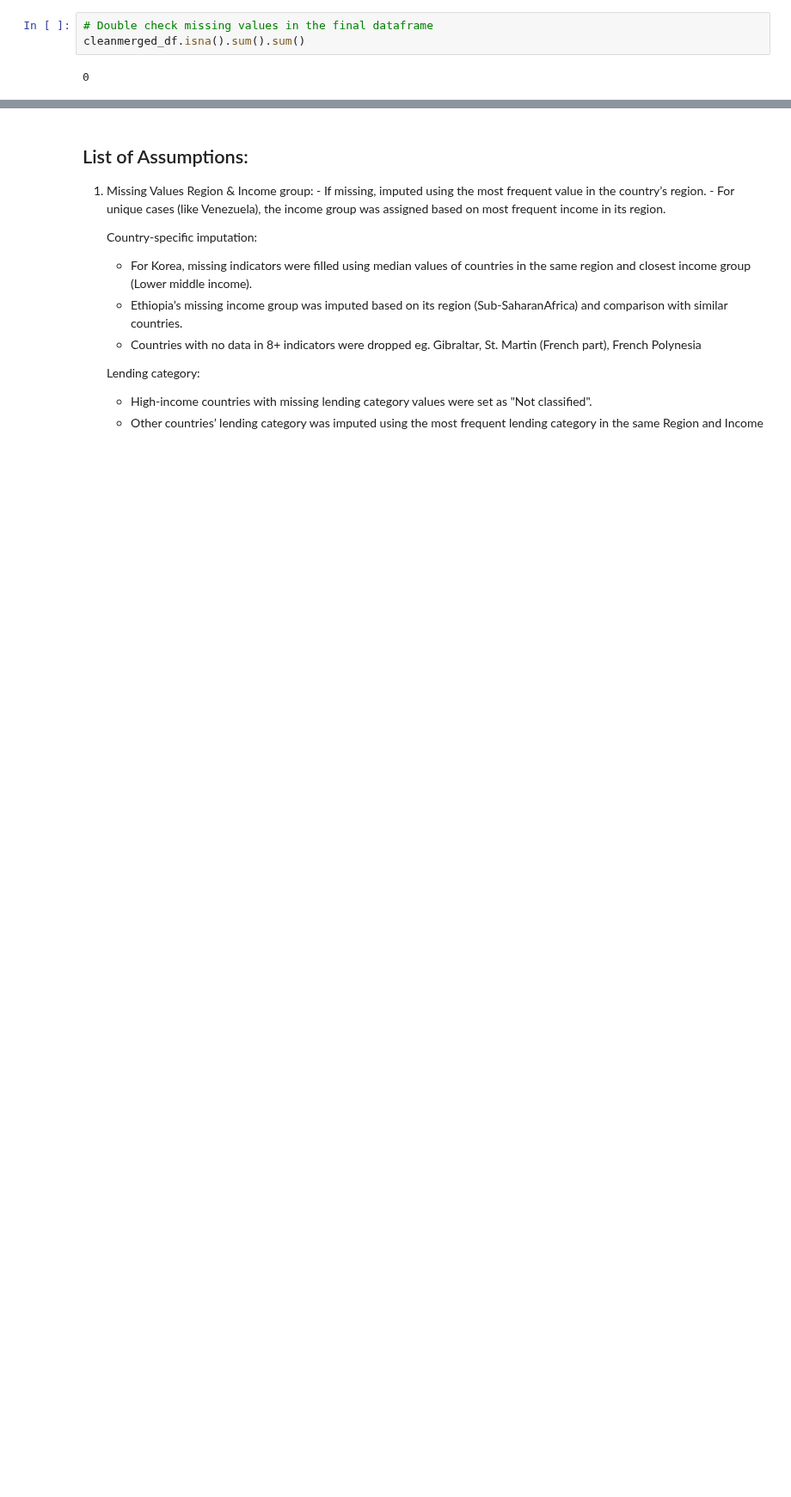
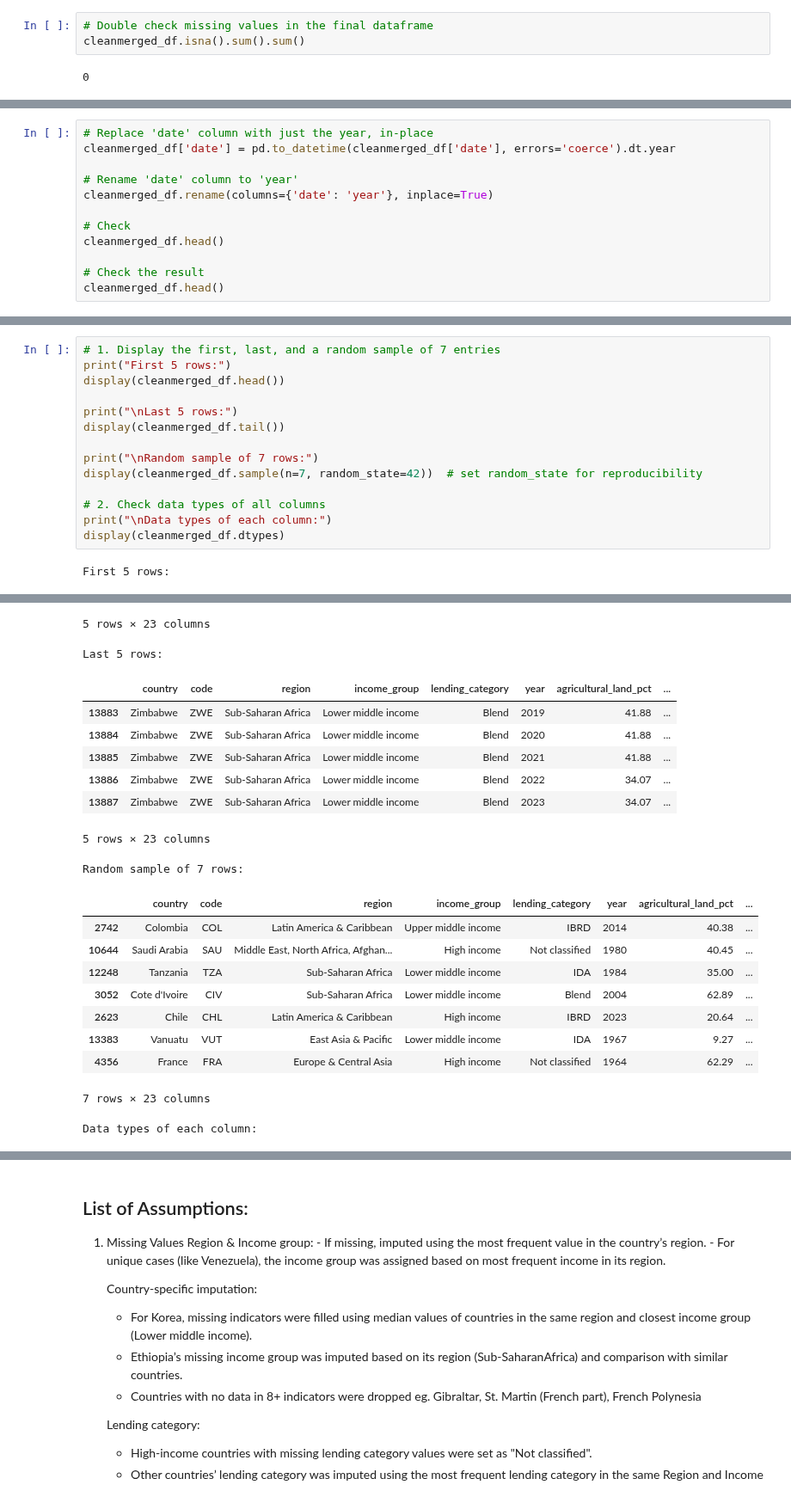
Before and after one commit to StefanFSmid/ASDA_2025_Group_3_Porfolio, a Jupyter notebook: notebooks/week_05_group_3_notebook.ipynb, the cells around one changed output, grey strips where cells are left out. Shown at 86% size. Drawn from its saved outputs; the diff is of its cells as text; blank space fills up the shorter version.

Commit message:
Notebook updated for the first 4 parts

```diff
--- a/notebooks/week_05_group_3_notebook.ipynb
+++ b/notebooks/week_05_group_3_notebook.ipynb
@@ -1158,0 +1250,12 @@ Column 'renewvable_energy_consumption%' has no negative values.
+# %%
+# Replace 'date' column with just the year, in-place
+cleanmerged_df['date'] = pd.to_datetime(cleanmerged_df['date'], errors='coerce').dt.year
+
+# Rename 'date' column to 'year'
+cleanmerged_df.rename(columns={'date': 'year'}, inplace=True)
+
+# Check
+cleanmerged_df.head()
+
+# Check the result
+cleanmerged_df.head()
@@ -1168,3 +1281,19 @@ Columns: [country, Code, Region, Income group, Lending category, date, agricultu
 Index: []
 
 [0 rows x 23 columns]
+# %%
+# 1. Display the first, last, and a random sample of 7 entries
+print("First 5 rows:")
+display(cleanmerged_df.head())
+
+print("\nLast 5 rows:")
+display(cleanmerged_df.tail())
+
+print("\nRandom sample of 7 rows:")
+display(cleanmerged_df.sample(n=7, random_state=42))  # set random_state for reproducibility
+
+# 2. Check data types of all columns
+print("\nData types of each column:")
+display(cleanmerged_df.dtypes)
+# %% [output]
+First 5 rows:
@@ -1170,0 +1306,20 @@ Index: []
+5 rows × 23 columns
+Last 5 rows:
+|  | country | code | region | income_group | lending_category | year | agricultural_land_pct | ... |
+| 13883 | Zimbabwe | ZWE | Sub-Saharan Africa | Lower middle income | Blend | 2019 | 41.88 | ... |
+| 13884 | Zimbabwe | ZWE | Sub-Saharan Africa | Lower middle income | Blend | 2020 | 41.88 | ... |
+| 13885 | Zimbabwe | ZWE | Sub-Saharan Africa | Lower middle income | Blend | 2021 | 41.88 | ... |
+| 13886 | Zimbabwe | ZWE | Sub-Saharan Africa | Lower middle income | Blend | 2022 | 34.07 | ... |
+| 13887 | Zimbabwe | ZWE | Sub-Saharan Africa | Lower middle income | Blend | 2023 | 34.07 | ... |
+5 rows × 23 columns
+Random sample of 7 rows:
+|  | country | code | region | income_group | lending_category | year | agricultural_land_pct | ... |
+| 2742 | Colombia | COL | Latin America & Caribbean | Upper middle income | IBRD | 2014 | 40.38 | ... |
+| 10644 | Saudi Arabia | SAU | Middle East, North Africa, Afghan... | High income | Not classified | 1980 | 40.45 | ... |
+| 12248 | Tanzania | TZA | Sub-Saharan Africa | Lower middle income | IDA | 1984 | 35.00 | ... |
+| 3052 | Cote d'Ivoire | CIV | Sub-Saharan Africa | Lower middle income | Blend | 2004 | 62.89 | ... |
+| 2623 | Chile | CHL | Latin America & Caribbean | High income | IBRD | 2023 | 20.64 | ... |
+| 13383 | Vanuatu | VUT | East Asia & Pacific | Lower middle income | IDA | 1967 | 9.27 | ... |
+| 4356 | France | FRA | Europe & Central Asia | High income | Not classified | 1964 | 62.29 | ... |
+7 rows × 23 columns
+Data types of each column:
```
Also changed, not shown: parts of 17 cells of this notebook.
